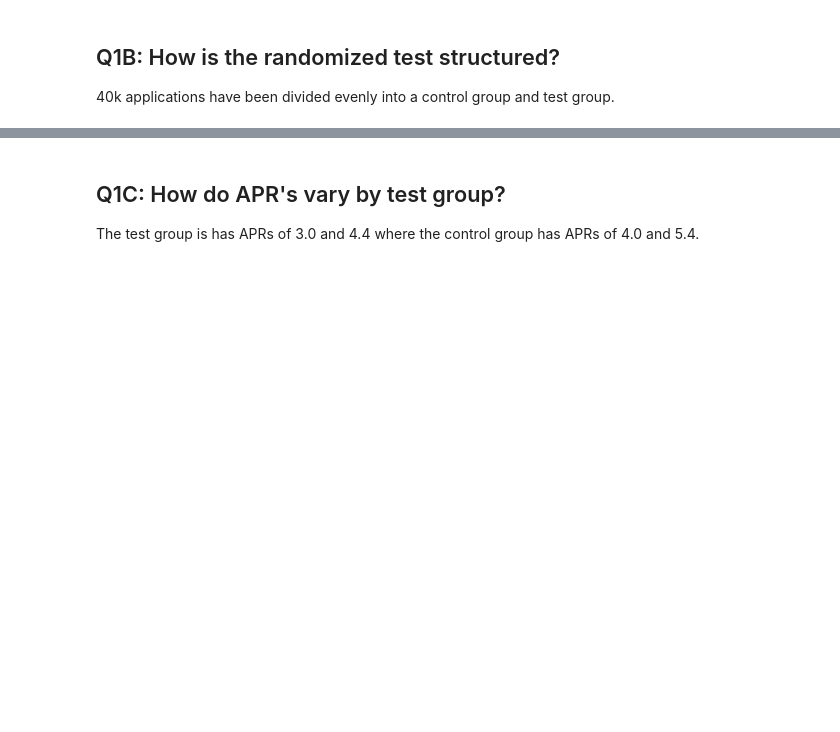
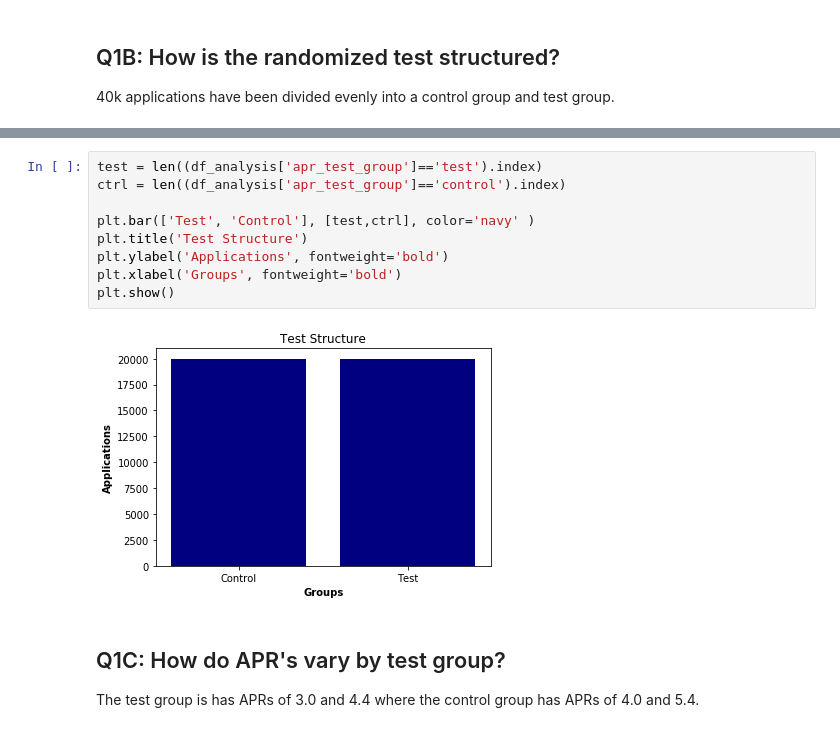
Before and after one commit to csmyth76/apr-strategy, a Jupyter notebook: APR Strategy.ipynb, the cells around one changed output, grey strips where cells are left out. Drawn from its saved outputs; the diff is of its cells as text; blank space fills up the shorter version.

```diff
--- a/APR Strategy.ipynb
+++ b/APR Strategy.ipynb
@@ -508,3 +194,14 @@ py.iplot(fig)
+# %%
+test = len((df_analysis['apr_test_group']=='test').index)
+ctrl = len((df_analysis['apr_test_group']=='control').index)
+
+plt.bar(['Test', 'Control'], [test,ctrl], color='navy' )
+plt.title('Test Structure')
+plt.ylabel('Applications', fontweight='bold')
+plt.xlabel('Groups', fontweight='bold')
+plt.show()
+# %% [output]
+[figure, added]
 # %% [markdown]
 ## Q1C: How do APR's vary by test group?
 The test group is has APRs of 3.0 and 4.4 where the control group has APRs of 4.0 and 5.4.
```
Also changed, not shown: parts of 31 cells of this notebook.
